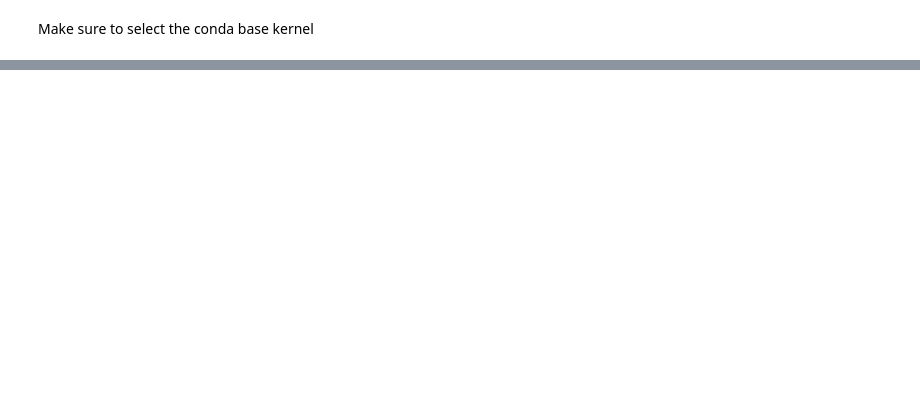
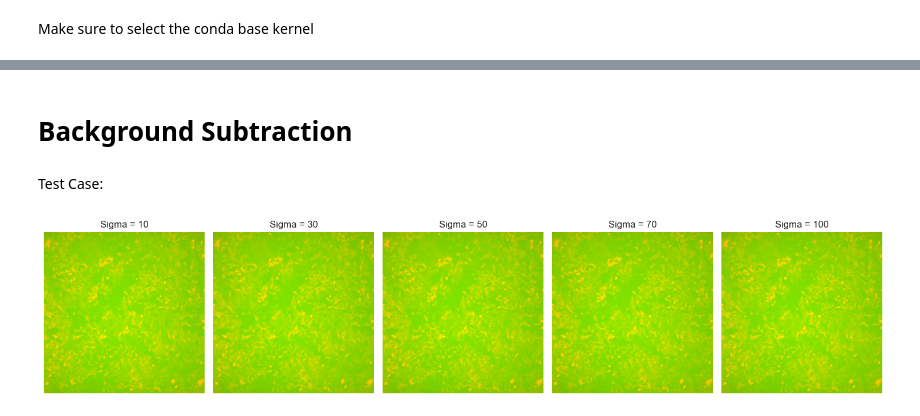
Before and after one commit to ebowen19/MSSR-Statin-Project, a Jupyter notebook: scripts/image_reconstruction.ipynb, the cells around one changed output, grey strips where cells are left out. Drawn from its saved outputs; the diff is of its cells as text; code cells hidden in the pictures; blank space fills up the shorter version.

```diff
--- a/scripts/image_reconstruction.ipynb
+++ b/scripts/image_reconstruction.ipynb
@@ -66,0 +79,2 @@ RGB_helix-20180720-11-NPW1_K21_w1.tif
+# %% [markdown]
+# Background Subtraction
@@ -66,0 +118,29 @@ RGB_helix-20180720-11-NPW1_K21_w1.tif
+# %% [markdown]
+Test Case:
+# %%
+
+# Path to your image file
+image_path = '/Users/elizabeth 1/Library/CloudStorage/Box-Box/Wu Lab/Project - 2024/Functional screening/240411 test in 6-well/Moe Effciency_Plate_1252/color composite_Elizabeth/percentage_normalization/Moe Effciency_A02_s1_w1_RGB.tif'  t
+
+def display_images(images, titles):
+    fig, axes = plt.subplots(1, len(images), figsize=(15, 5))
+    for ax, image, title in zip(axes, images, titles):
+        ax.imshow(image)
+        ax.set_title(f'Sigma = {title}')
+        ax.axis('off')
+    plt.tight_layout()
+    plt.show()
+
+# Load the image
+image = io.imread(image_path)
+
+# Define a range of sigma values to test
+sigma_values = [10, 30, 50, 70, 100]
+
+# Process the image with different sigma values
+processed_images = [subtract_background(image, sigma) for sigma in sigma_values]
+
+# Display all the processed images with their corresponding sigma values
+display_images(processed_images, sigma_values)
+# %% [output]
+[figure, added]
```
Also changed, not shown: parts of 18 cells of this notebook.
